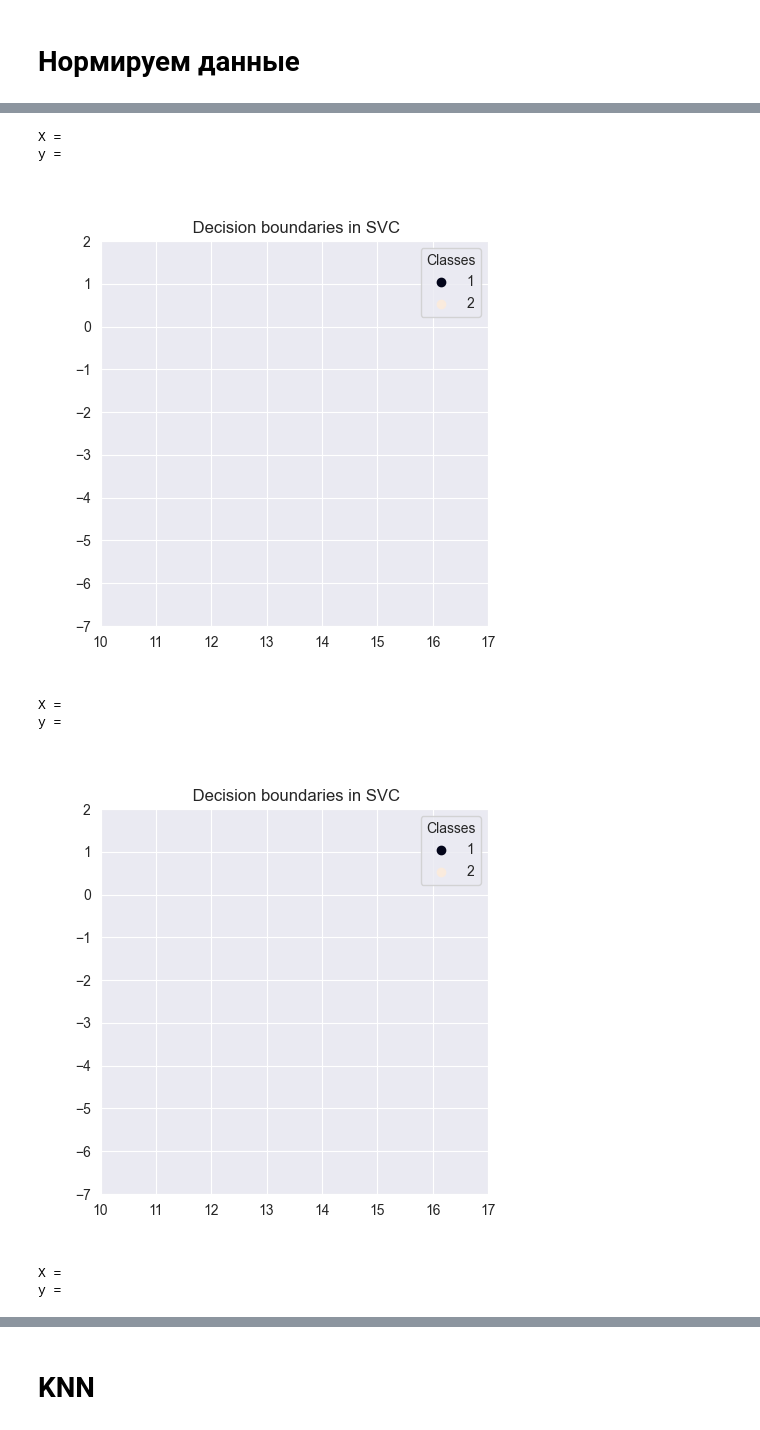
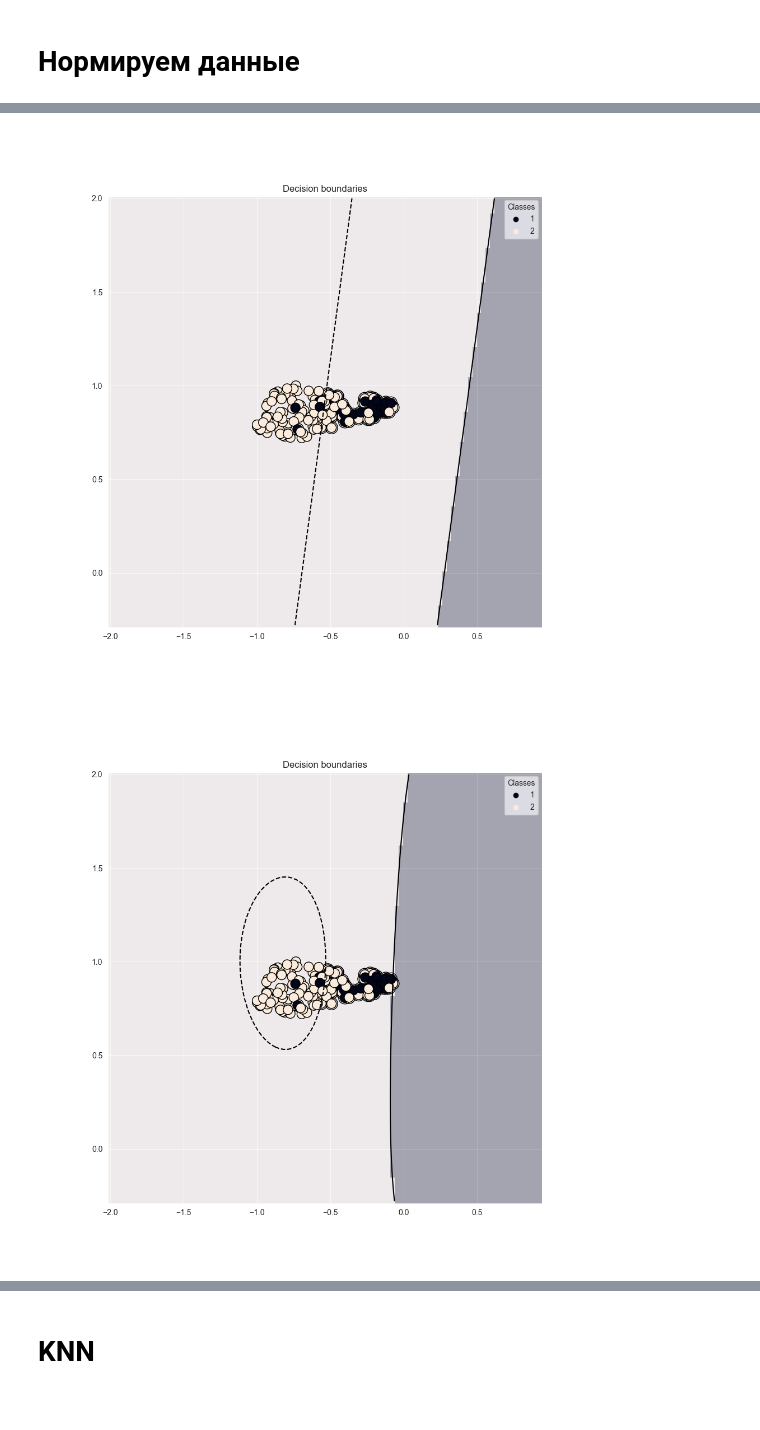
Before and after one commit to FuseII/intelligent_systems, a Jupyter notebook: lab_5_6/SVM.ipynb, the cells around one changed output, grey strips where cells are left out. Cells and saved outputs as stored; diff of their text form; code cells hidden in the pictures.

```diff
--- a/lab_5_6/SVM.ipynb
+++ b/lab_5_6/SVM.ipynb
@@ -234,5 +237,6 @@ y_pred = classifier.predict(X_test)
 print(classification_report(y_test, y_pred))
 cm = confusion_matrix(y_test, y_pred, labels=grid.classes_)
 sns.heatmap(cm, annot=True)
-plt.savefig('confusion.png')
+# plt.savefig('confusion_svm.png')
+_ = plt.show()
 # %% [output]
@@ -296 +306,13 @@ def plot_training_data_with_decision_boundary(kernel, X, y):
     return None
+# %%
+def plot_training_data_before_classification(X, y):
+    _, ax = plt.subplots(figsize=(10, 10))
+    scatter = ax.scatter(X[:, 0], X[:, 1], c=y, s=150, edgecolors="k")
+    ax.legend(*scatter.legend_elements(), loc="upper right", title="Classes")
+    ax.set_title(f"Training data before classification")
+    _ = plt.show()
+# %%
+plt.close()
+X_reduced = UMAP().fit_transform(X_train)
+X_2_scaled = MaxAbsScaler().fit_transform(X_reduced)
+plot_training_data_before_classification(X_2_scaled, y_train)
@@ -297,31 +321,27 @@ def plot_training_data_with_decision_boundary(kernel, X, y):
 # %%
-plt.interactive(False)
+plt.close()
 umap_kwargs = {}
-X_reduced = UMAP(**umap_kwargs).fit_transform(X_train)
+# X_reduced = UMAP(**umap_kwargs).fit_transform(X_train)
 # print(MaxAbsScaler().fit_transform(X_reduced))
-X_2_scaled = MaxAbsScaler().fit_transform(X_reduced)
+# X_2_scaled = MaxAbsScaler().fit_transform(X_reduced)
 # plot_training_data_with_decision_boundary('rbf', X_2_scaled, y_train)
+# X_2_scaled = MaxAbsScaler().fit_transform(X_reduced)
 for kernel in ['linear','rbf','poly','sigmoid']:
-    X_2_scaled = MaxAbsScaler().fit_transform(X_reduced)
-    plot_training_data_with_decision_boundary(kernel, X_2_scaled, y_train)
+    clf = SVC(kernel=kernel)
+    plot_training_data_with_decision_boundary(clf, X_2_scaled, y_train)
+    plt.close()
 # plot_training_data_with_decision_boundary(classifier,X_reduced, y_train)
 # for kernel in ['linear','rbf','poly','sigmoid']:
 #     for scaler in [MaxAbsScaler,
 #     MinMaxScaler,
 #     Normalizer,
 #     PowerTransformer,
 #     QuantileTransformer,
 #     RobustScaler,
 #     StandardScaler,
 #     minmax_scale]:
 #         X_2_scaled = scaler().fit_transform(X_reduced)
 #         plot_training_data_with_decision_boundary(grid.best_params_, X_2_scaled, y_train)
 # %% [output]
-X =
-y =
-[figure, old version]
+[figure, new version]
-X =
-y =
-[figure, old version]
+[figure, new version]
-X =
-y =
```
Also changed, not shown: parts of 24 cells of this notebook, 3 other files.
